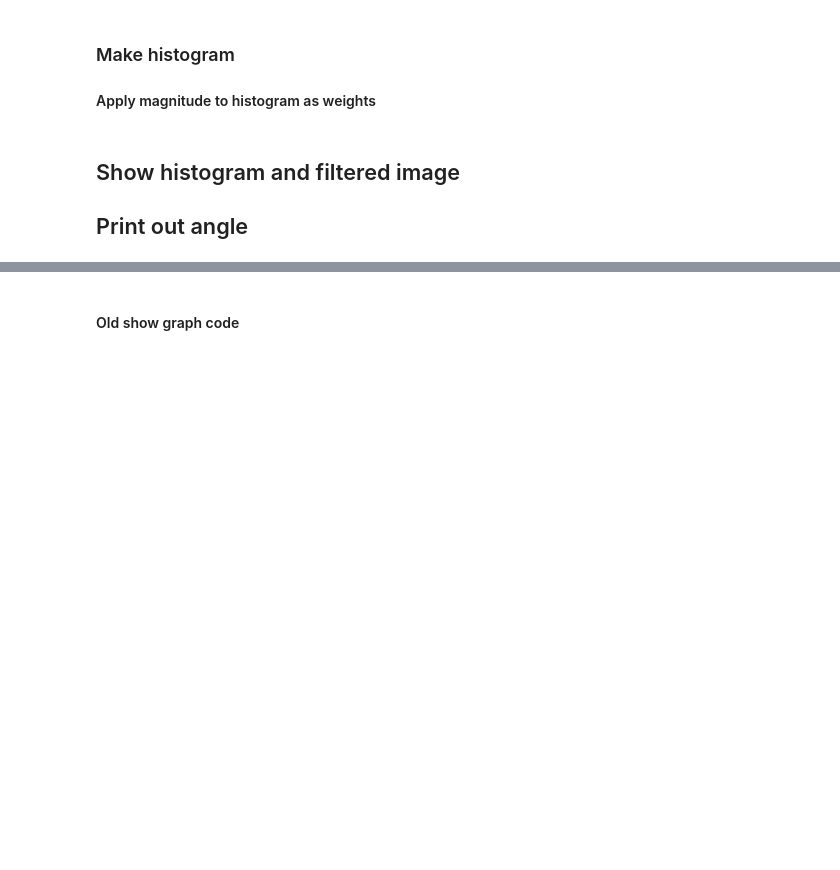
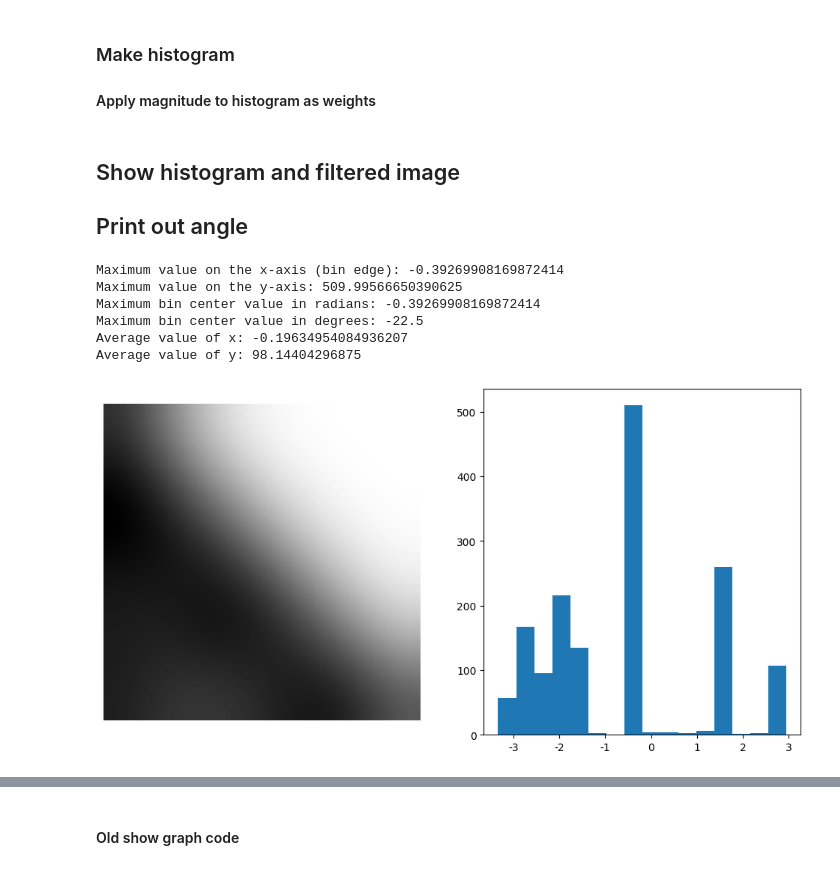
Before and after one commit to NikolaPopovski1/angle_of_picture, a Jupyter notebook: main_jupiter.ipynb, the cells around one changed output, grey strips where cells are left out. Drawn from its saved outputs; the diff is of its cells as text; code cells hidden in the pictures; blank space fills up the shorter version.

```diff
--- a/main_jupiter.ipynb
+++ b/main_jupiter.ipynb
@@ -97,6 +112,47 @@ max_bin_degrees = np.degrees(max_x)
 # %% [markdown]
 ## Show histogram and filtered image
 ## Print out angle
+# %%
+print(f"Maximum value on the x-axis (bin edge): {max_x}")
+print(f"Maximum value on the y-axis: {max_y}")
+print(f"Maximum bin center value in radians: {max_x}")
+print(f"Maximum bin center value in degrees: {max_bin_degrees}")
+
+# Calculate the average values of x and y
+average_x = np.mean(hist_bins[:-1])
+average_y = np.mean(hist_smeri_x)
+
+print(f"Average value of x: {average_x}")
+print(f"Average value of y: {average_y}")
+
+
+#max_y = x[np.where(hist_smeri_y == hist_smeri_y.max())]
+#print(f"Maximum: {hist_bins[max_y]}")
+
+
+# Plot the image and histogram
+plt.figure(figsize=(12, 6))
+
+plt.subplot(1, 2, 1)
+plt.imshow(slika_conv_gaussian, cmap='gray')
+plt.axis('off')
+
+plt.subplot(1, 2, 2)
+# 16 bins, count is height, width is the difference between two edges
+plt.bar(hist_bins[:-1], hist_smeri_x, width=hist_bins[2] - hist_bins[1])
+
+# Set x-ticks to -3, -2, -1, 0, 1, 2, 3
+plt.xticks(ticks=np.linspace(-3, 3, 7), labels=['-3', '-2', '-1', '0', '1', '2', '3'])
+
+plt.show()
+# %% [output]
+Maximum value on the x-axis (bin edge): -0.39269908169872414
+Maximum value on the y-axis: 509.99566650390625
+Maximum bin center value in radians: -0.39269908169872414
+Maximum bin center value in degrees: -22.5
+Average value of x: -0.19634954084936207
+Average value of y: 98.14404296875
+[figure, added]
 # %%
 print(f"Maximum value on the x-axis (bin edge): {max_x}")
 print(f"Maximum value on the y-axis: {max_y}")
```
Also changed, not shown: parts of 9 cells of this notebook, 3 other files.
